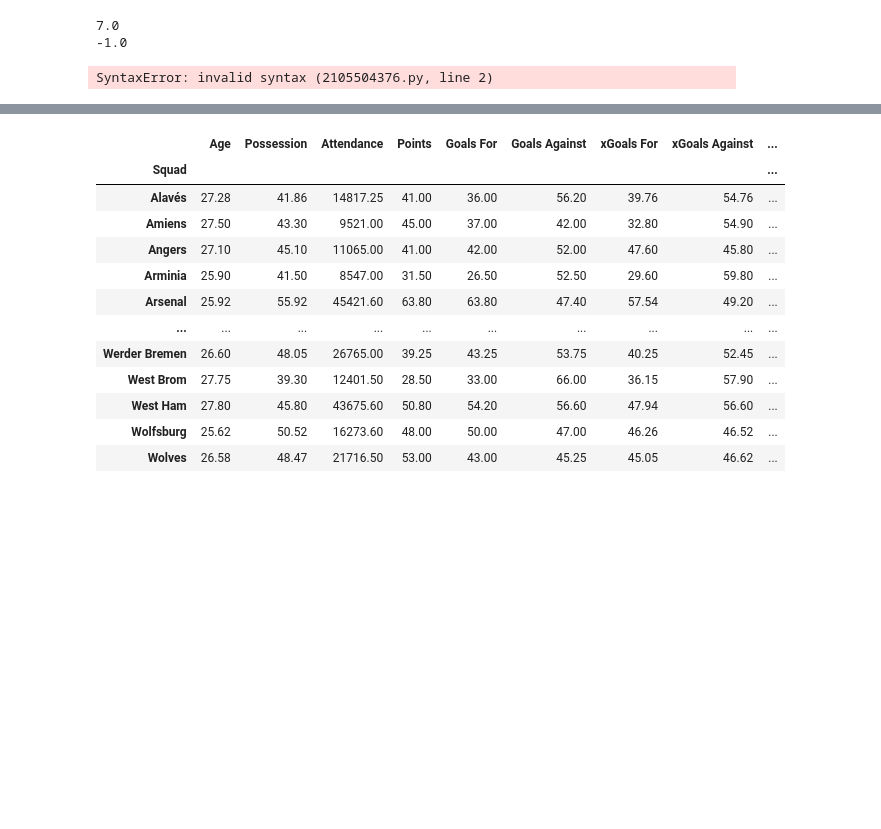
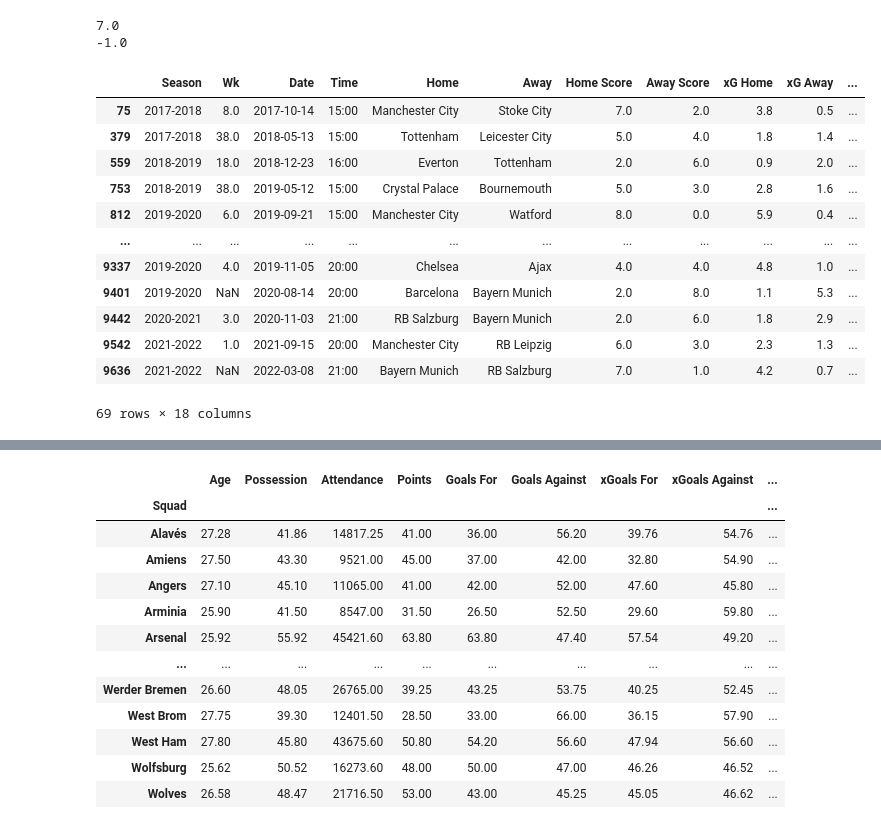
Before and after one commit to GurpreetChugh/Project-Football, a Jupyter notebook: Project_Football_Analysis.ipynb, the cells around one changed output, grey strips where cells are left out. Saved outputs shown, nothing was run; the diff lists cells and outputs as text; code cells hidden in the pictures; blank space fills up the shorter version.

```diff
--- a/Project_Football_Analysis.ipynb
+++ b/Project_Football_Analysis.ipynb
@@ -243,13 +273,25 @@ print(lower_bound)
 -1.0
 # %%
 # Get matches where final score is considered an outlier
-outliers = all_leagues_matches_cleaned_df.loc[(all_leagues_matches_cleaned_df['Total Goals'] < lower_bound)] |
-                                            [(all_leagues_matches_cleaned_df['Total Goals] > upper_bound), : ]
+outliers = all_leagues_matches_cleaned_df[(all_leagues_matches_cleaned_df['Total Goals'] < lower_bound) |
+                                            (all_leagues_matches_cleaned_df['Total Goals'] > upper_bound)]
 
 
-len(outliers)
+outliers
 # %% [output]
+|  | Season | Wk | Date | Time | Home | Away | Home Score | Away Score | xG Home | xG Away | ... |
+| 75 | 2017-2018 | 8.0 | 2017-10-14 | 15:00 | Manchester City | Stoke City | 7.0 | 2.0 | 3.8 | 0.5 | ... |
+| 379 | 2017-2018 | 38.0 | 2018-05-13 | 15:00 | Tottenham | Leicester City | 5.0 | 4.0 | 1.8 | 1.4 | ... |
+| 559 | 2018-2019 | 18.0 | 2018-12-23 | 16:00 | Everton | Tottenham | 2.0 | 6.0 | 0.9 | 2.0 | ... |
+| 753 | 2018-2019 | 38.0 | 2019-05-12 | 15:00 | Crystal Palace | Bournemouth | 5.0 | 3.0 | 2.8 | 1.6 | ... |
+| 812 | 2019-2020 | 6.0 | 2019-09-21 | 15:00 | Manchester City | Watford | 8.0 | 0.0 | 5.9 | 0.4 | ... |
+| ... | ... | ... | ... | ... | ... | ... | ... | ... | ... | ... | ... |
+| 9337 | 2019-2020 | 4.0 | 2019-11-05 | 20:00 | Chelsea | Ajax | 4.0 | 4.0 | 4.8 | 1.0 | ... |
+| 9401 | 2019-2020 | NaN | 2020-08-14 | 20:00 | Barcelona | Bayern Munich | 2.0 | 8.0 | 1.1 | 5.3 | ... |
+| 9442 | 2020-2021 | 3.0 | 2020-11-03 | 21:00 | RB Salzburg | Bayern Munich | 2.0 | 6.0 | 1.8 | 2.9 | ... |
+| 9542 | 2021-2022 | 1.0 | 2021-09-15 | 20:00 | Manchester City | RB Leipzig | 6.0 | 3.0 | 2.3 | 1.3 | ... |
+| 9636 | 2021-2022 | NaN | 2022-03-08 | 21:00 | Bayern Munich | RB Salzburg | 7.0 | 1.0 | 4.2 | 0.7 | ... |
-SyntaxError: invalid syntax (2105504376.py, line 2)
+69 rows × 18 columns
 # %%
 # Generate a box plot showing goal differential in every match over the past 5 years
 data = [all_leagues_matches_cleaned_df[all_leagues_matches_cleaned_df['League'] == 'EPL']['Total Goals'],
```
Also changed, not shown: parts of 37 cells of this notebook, 18 other files.
